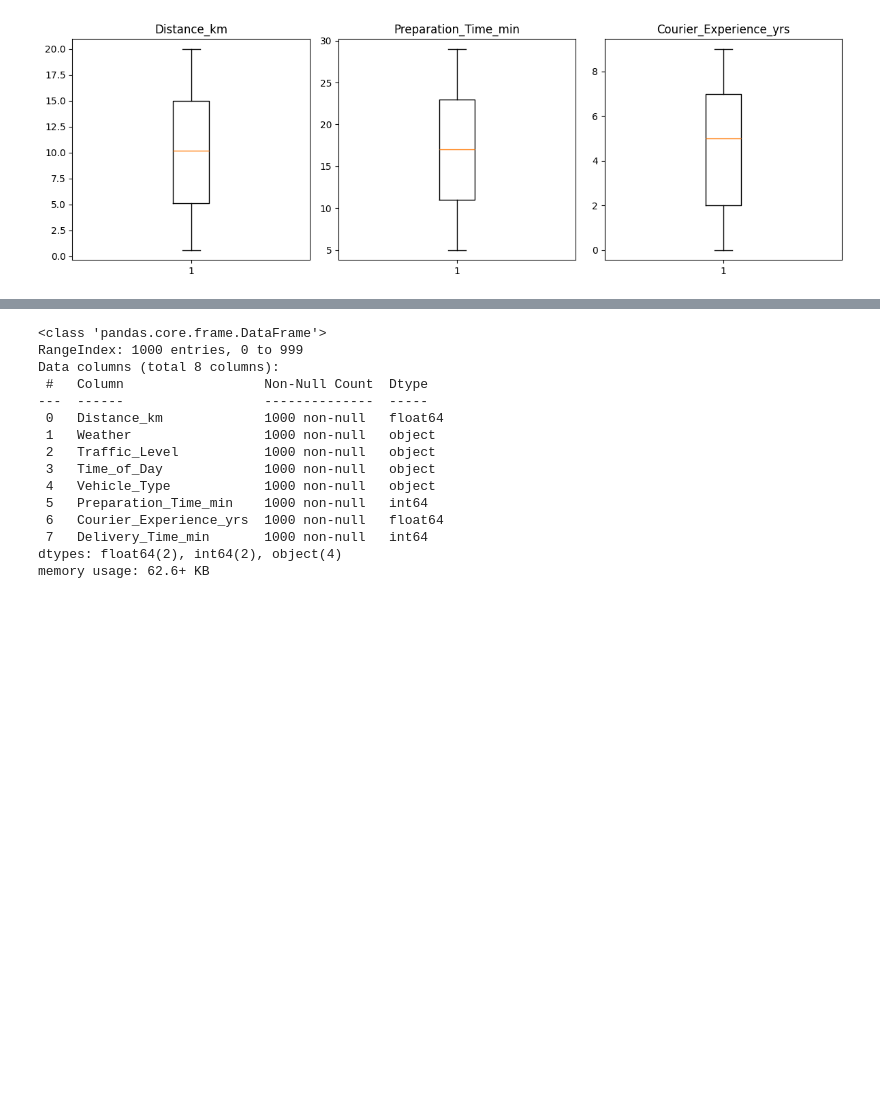
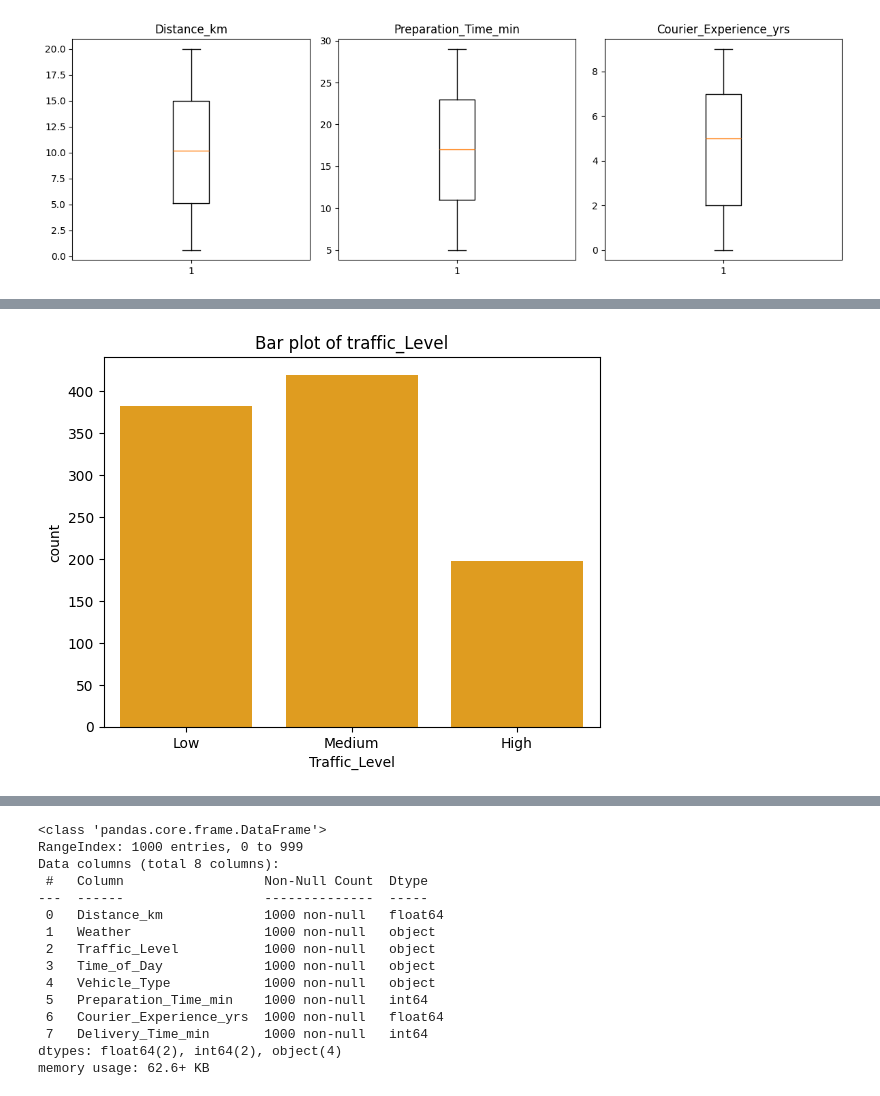
Before and after one commit to ajayerumalla1/Food-Delivery-Time-Estimation, a Jupyter notebook: Regression_Project_ML_12_11.ipynb, the cells around one changed output, grey strips where cells are left out. Cells and saved outputs as stored; diff of their text form; code cells hidden in the pictures; blank space fills up the shorter version.

```diff
--- a/Regression_Project_ML_12_11.ipynb
+++ b/Regression_Project_ML_12_11.ipynb
@@ -130,0 +157,8 @@ df = df.drop(columns=['Order_ID'])
+# %%
+# Categorical columns
+# ii. Traffic_Level
+sns.countplot(x= df['Traffic_Level'], color='orange')
+plt.title("Bar plot of traffic_Level")
+plt.show()
+# %% [output]
+[figure, added]
```
Also changed, not shown: parts of 27 cells of this notebook.
